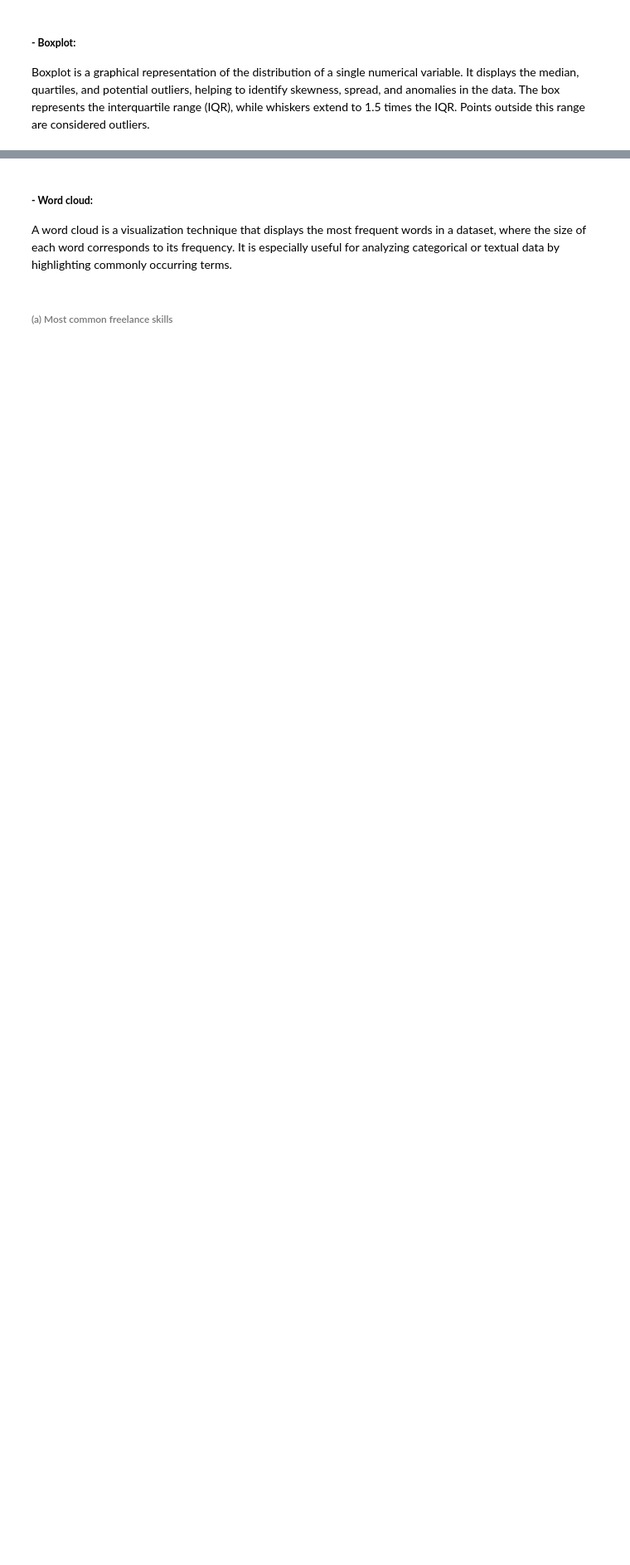
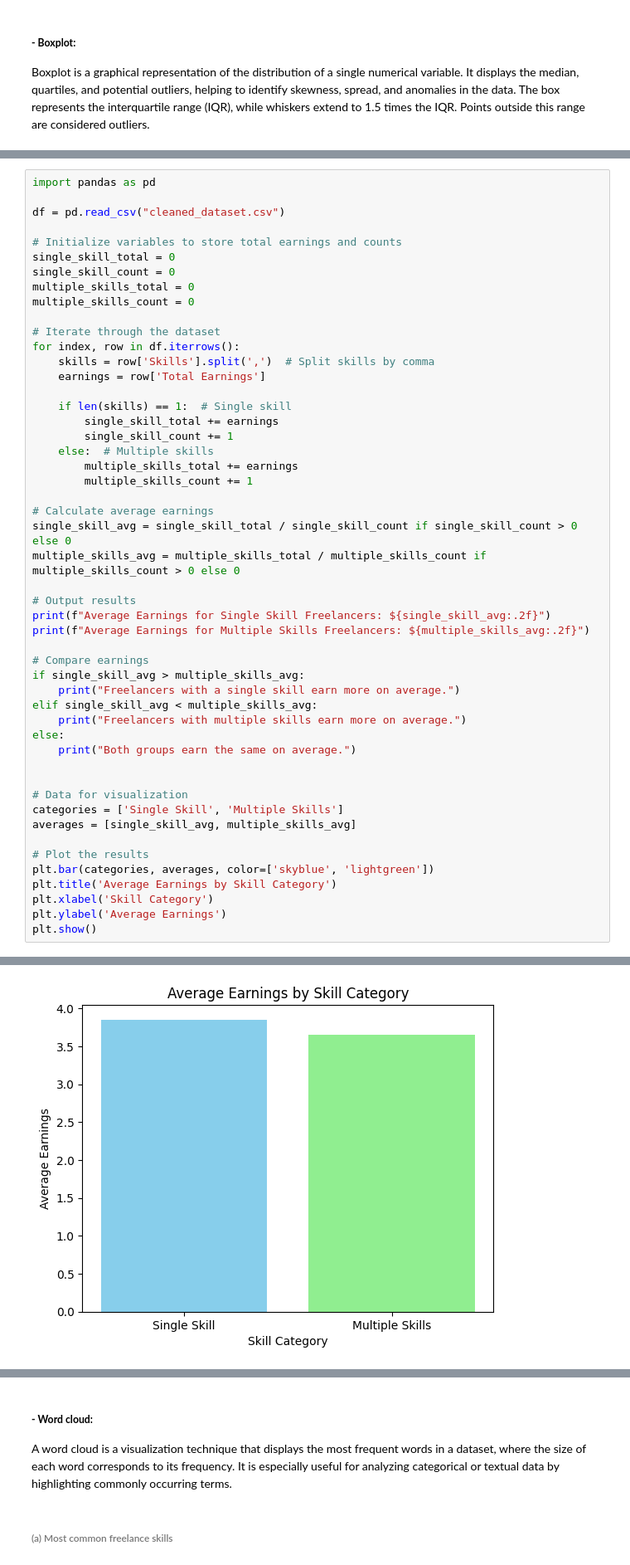
Before and after one commit to iRoseM/Freelancing-Trends--IT362, a Jupyter notebook: IT362_groub_6.ipynb, the cells around one changed output, grey strips where cells are left out. Shown at 83% size. Drawn from its saved outputs; the diff is of its cells as text; blank space fills up the shorter version.

```diff
--- a/IT362_groub_6.ipynb
+++ b/IT362_groub_6.ipynb
@@ -679,0 +669,51 @@ We can observe that:
+# %%
+import pandas as pd
+
+df = pd.read_csv("cleaned_dataset.csv")
+
+# Initialize variables to store total earnings and counts
+single_skill_total = 0
+single_skill_count = 0
+multiple_skills_total = 0
+multiple_skills_count = 0
+
+# Iterate through the dataset
+for index, row in df.iterrows():
+    skills = row['Skills'].split(',')  # Split skills by comma
+    earnings = row['Total Earnings']
+
+    if len(skills) == 1:  # Single skill
+        single_skill_total += earnings
+        single_skill_count += 1
+    else:  # Multiple skills
+        multiple_skills_total += earnings
+        multiple_skills_count += 1
+
+# Calculate average earnings
+single_skill_avg = single_skill_total / single_skill_count if single_skill_count > 0 else 0
+multiple_skills_avg = multiple_skills_total / multiple_skills_count if multiple_skills_count > 0 else 0
+
+# Output results
+print(f"Average Earnings for Single Skill Freelancers: ${single_skill_avg:.2f}")
+print(f"Average Earnings for Multiple Skills Freelancers: ${multiple_skills_avg:.2f}")
+
+# Compare earnings
+if single_skill_avg > multiple_skills_avg:
+    print("Freelancers with a single skill earn more on average.")
+elif single_skill_avg < multiple_skills_avg:
+    print("Freelancers with multiple skills earn more on average.")
+else:
+    print("Both groups earn the same on average.")
+
+
+# Data for visualization
+categories = ['Single Skill', 'Multiple Skills']
+averages = [single_skill_avg, multiple_skills_avg]
+
+# Plot the results
+plt.bar(categories, averages, color=['skyblue', 'lightgreen'])
+plt.title('Average Earnings by Skill Category')
+plt.xlabel('Skill Category')
+plt.ylabel('Average Earnings')
+plt.show()
+# %% [output]
@@ -679,0 +723 @@ We can observe that:
+[figure, added]
```
Also changed, not shown: parts of 11 cells of this notebook.
